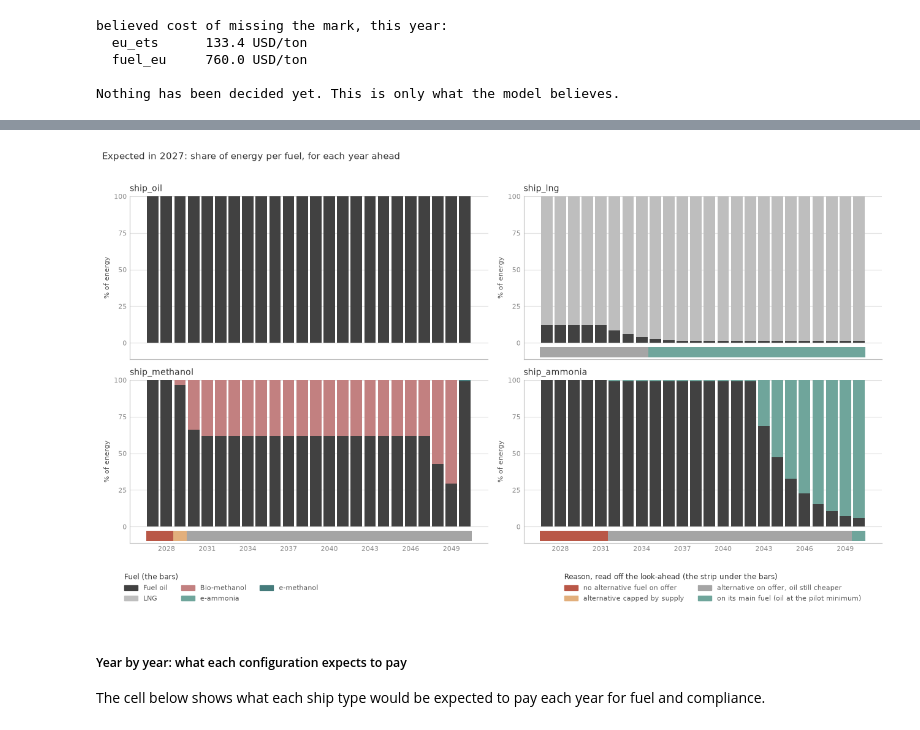
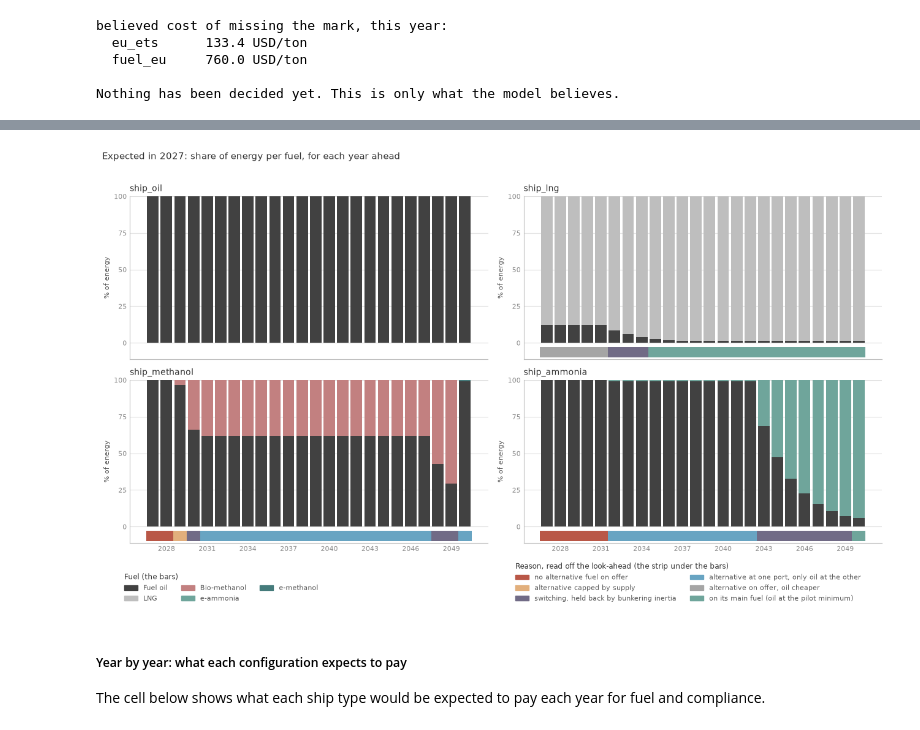
Before and after one commit to zerocarbonshipping/navigate-zcs, a Jupyter notebook: docs/workshop/02-understand-navigate.ipynb, the cells around one changed output, grey strips where cells are left out. Drawn from its saved outputs; the diff is of its cells as text; code cells hidden in the pictures.

```diff
--- a/docs/workshop/02-understand-navigate.ipynb
+++ b/docs/workshop/02-understand-navigate.ipynb
@@ -2264,7 +2280,9 @@ if "expected_by_year" not in snap:
 REGIMES = {
     "none":    ("no alternative fuel on offer", "#b95747"),   # Red-4
     "capped":  ("alternative capped by supply", "#e2af7c"),   # Orange-3
-    "cheaper": ("alternative on offer, oil still cheaper", "#a5a5a5"),   # Black-3
+    "inertia": ("switching, held back by bunkering inertia", "#716b86"),   # Purple-7
+    "split":   ("alternative at one port, only oil at the other", "#68a4c2"),   # Blue-5
+    "cheaper": ("alternative on offer, oil cheaper", "#a5a5a5"),   # Black-3
     "main":    ("on its main fuel (oil at the pilot minimum)", "#6fa59b"),   # Green-4
 }
 
@@ -2284,6 +2302,16 @@ def regime(year, name):
         return "none"
     if any(v == name and (p, f) in offered for v, p, f in year["capped"]):
         return "capped"
+    if any(v == name and f == "fossil_fuel_oil" for v, p, f in year["inertia"]):
+        return "inertia"
+    # the fuel is chosen port by port: the alternative at one, only oil at another
+    bought = {}
+    for (v, p, f), tons in year["by_port"].items():
+        if v == name and tons > 0:
+            bought.setdefault(p, set()).add(f)
+    if (any(fuels & set(alternatives) for fuels in bought.values())
+            and any(fuels == {"fossil_fuel_oil"} for fuels in bought.values())):
+        return "split"
     return "cheaper"
 
 
@@ -2321,34 +2349,34 @@ def draw_mix_by_year(step, axes):
             ax.spines[side].set_visible(False)
         for side in ("left", "bottom"):
             ax.spines[side].set_color(AXIS)
     return [f for f in gj if any(by_year[k]["mix"].get((n, f), 0.) > 0
                                  for k in ks for n in CONFIGS)]
 
 
 def mix_legend(fig, fuels):
     """Two legends, kept apart: what the bars show, and what the strip under them says."""
     style = dict(fontsize=8, frameon=False, labelcolor=SUBINK, title_fontsize=8.5,
                  alignment="left")
     for handles, title, ncol, where in (
             ([Patch(color=fuel_colour(f), label=fuel_label(f)) for f in fuels],
              "Fuel (the bars)", 3, (0.03, "lower left")),
             ([Patch(color=c, label=l) for l, c in REGIMES.values()],
              "Reason, read off the look-ahead (the strip under the bars)", 2,
              (0.97, "lower right"))):
         legend = fig.legend(handles=handles, title=title, ncol=ncol, loc=where[1],
                             bbox_to_anchor=(where[0], 0), **style)
         legend.get_title().set_color(INK)
 
 
 fig, axes = plt.subplots(2, 2, figsize=(13, 7.6), sharex=True)
 fuels_drawn = draw_mix_by_year(STEP_EARLY, axes)
 fig.suptitle(f"Expected in {YEARS[STEP_EARLY]}: share of energy per fuel, for each year ahead",
              fontsize=11, color=INK, x=0.01, ha="left")
 mix_legend(fig, fuels_drawn)
 fig.tight_layout(rect=(0, 0.1, 1, 0.97))
 plt.show()
 # %% [output]
-[figure, old version]
+[figure, new version]
 # %% [markdown]
 ##### Year by year: what each configuration expects to pay
 
```
Also changed, not shown: parts of 21 cells of this notebook, 2 other files.
